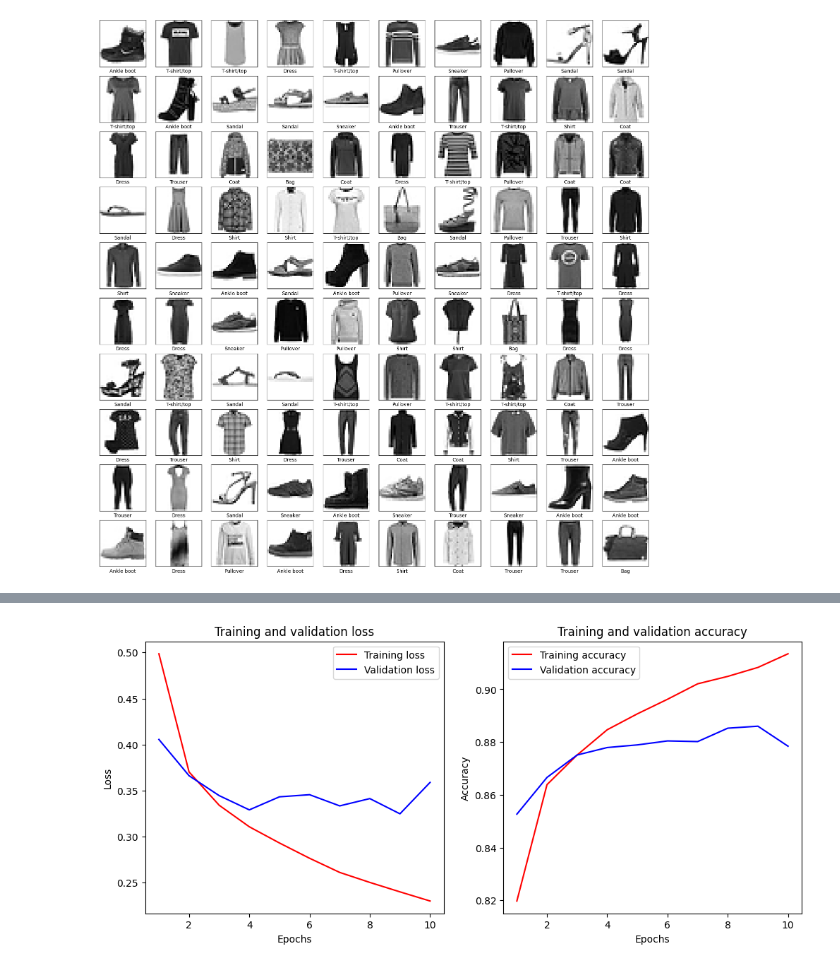
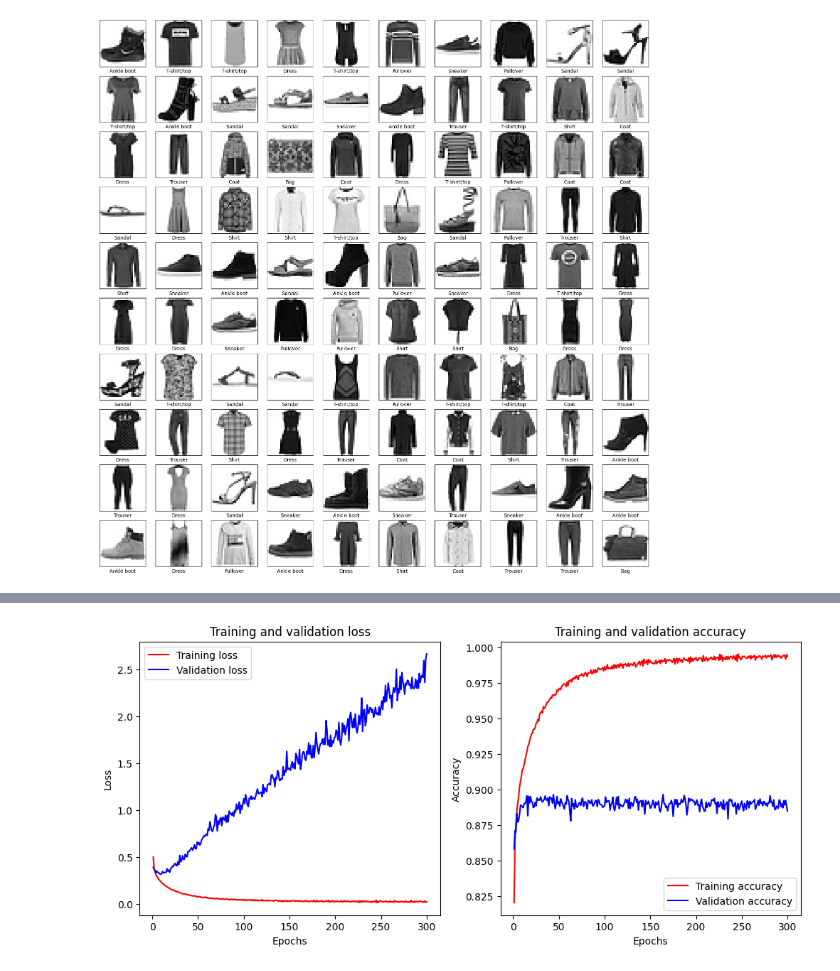
Before and after one commit to RostislavB74/NN_HW9, a Jupyter notebook: GoIT_HW_9.ipynb, the cells around one changed output, grey strips where cells are left out. Saved outputs shown, nothing was run; the diff lists cells and outputs as text; code cells hidden in the pictures.

```diff
--- a/GoIT_HW_9.ipynb
+++ b/GoIT_HW_9.ipynb
@@ -111,7 +102,7 @@ Trainable params: 136074 (531.54 KB)
 Non-trainable params: 0 (0.00 Byte)
 _________________________________________________________________
 # %%
-history=model.fit(x_train_1, y_train_1, batch_size=32, epochs=10, validation_split=0.2)
+history=model.fit(x_train_1, y_train_1, batch_size=32, epochs=300, validation_split=0.2)
 
 # Отримання історії навчання
 loss = history.history['loss']
@@ -166,4 +154,4 @@ Epoch 10/10
-[figure, old version]
+[figure, new version]
 # %%
 test_loss_1, test_acc_1 = model.evaluate(x_test_1, y_test_1)
 print('Test accuracy:', test_acc_1)
```
Also changed, not shown: parts of 22 cells of this notebook.
